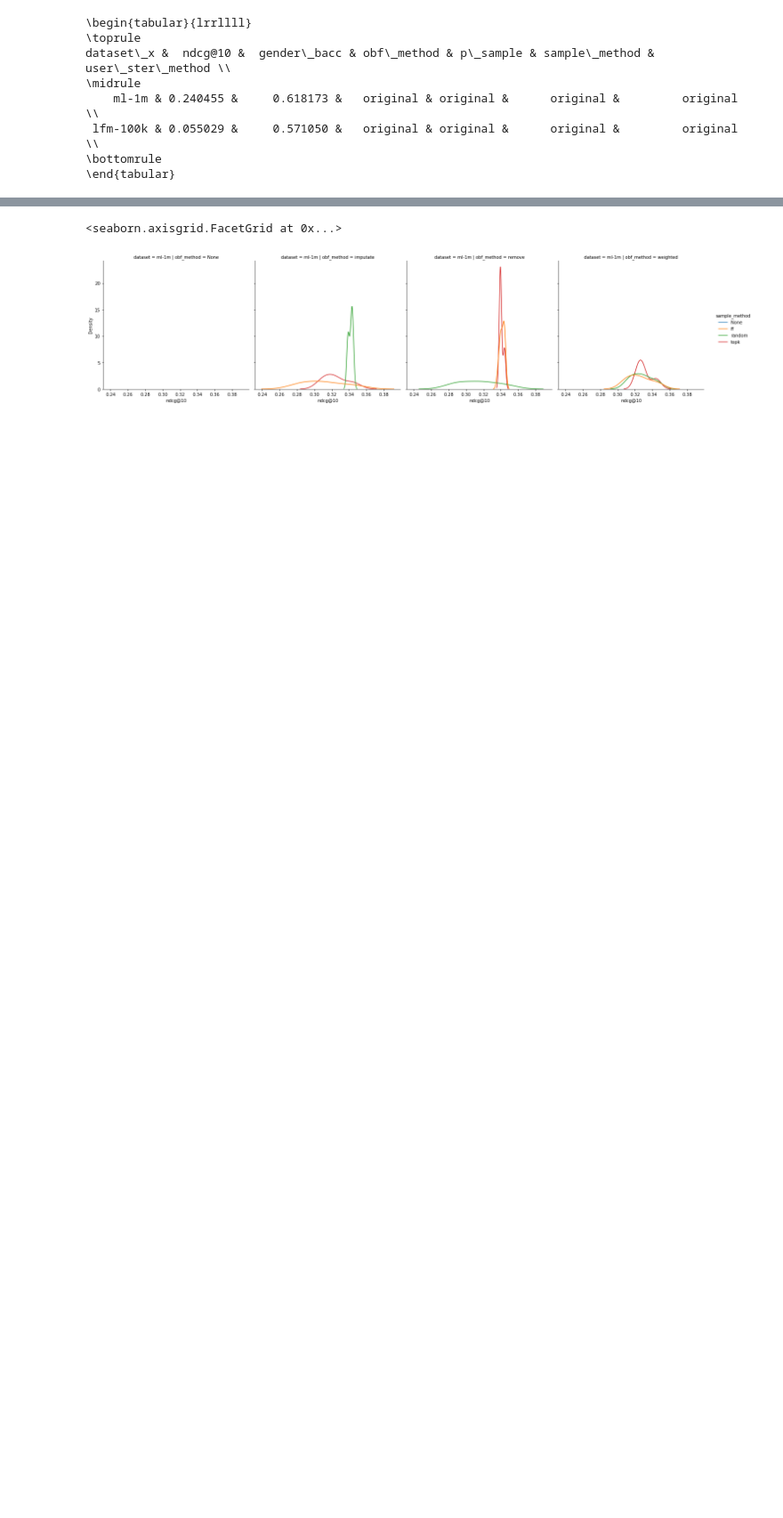
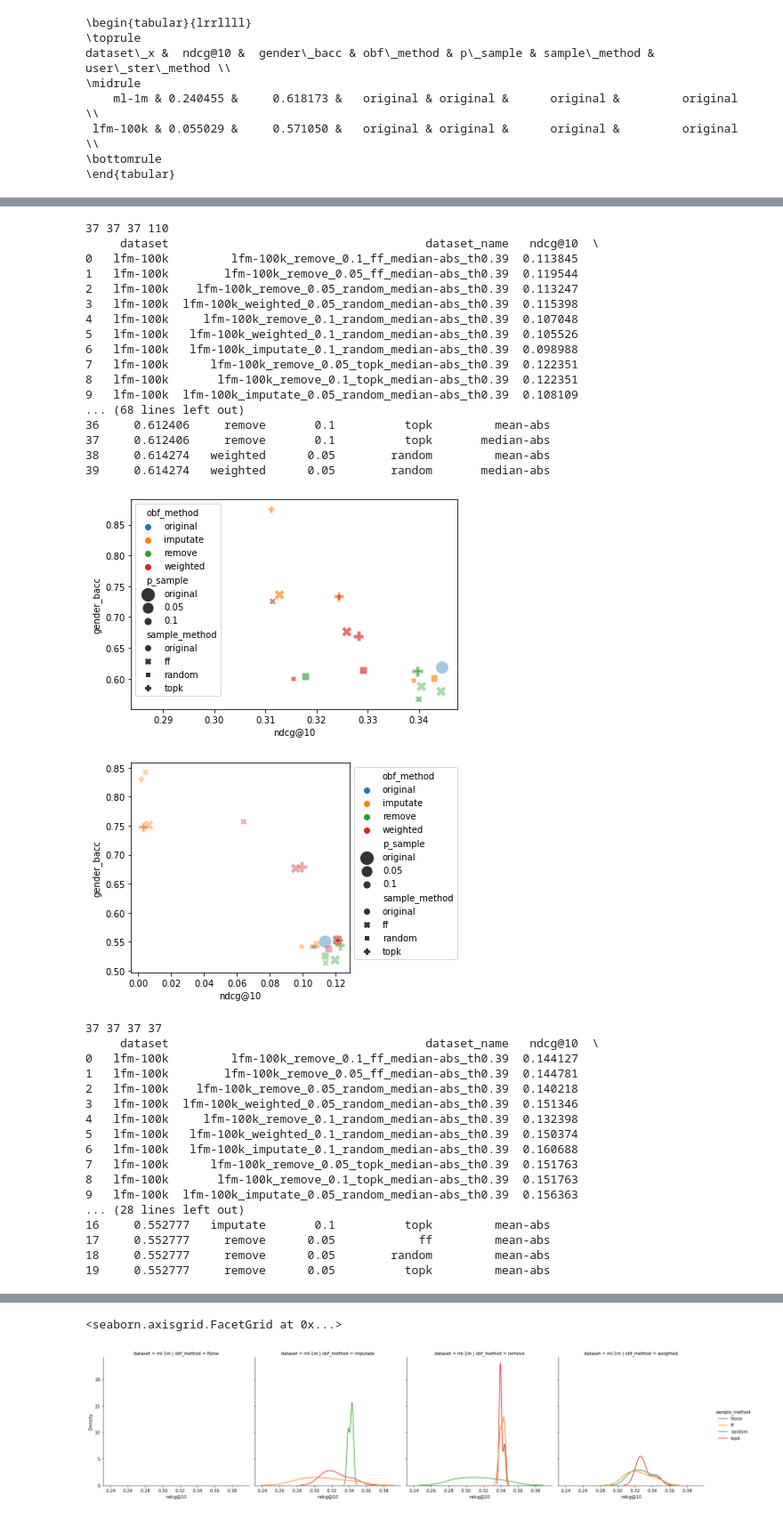
Before and after one commit to gescobedo/SBO, a Jupyter notebook: perturbation_analysis.ipynb, the cells around one changed output, grey strips where cells are left out. Shown: that part at 89% size. Saved outputs shown, nothing was run; the diff lists cells and outputs as text; code cells hidden in the pictures; blank space fills up the shorter version.

```diff
--- a/perturbation_analysis.ipynb
+++ b/perturbation_analysis.ipynb
@@ -307,0 +297,42 @@ plt.show()
+# %%
+
+plot_results(alg="BPR_ALL")
+plot_results(alg="MULTVAE_ALL")
+plot_results(alg="LIGHTGCN_REMOVAL_ML-1M")
+# %% [output]
+37 37 37 110
+     dataset                                     dataset_name   ndcg@10  \
+0   lfm-100k         lfm-100k_remove_0.1_ff_median-abs_th0.39  0.113845
+1   lfm-100k        lfm-100k_remove_0.05_ff_median-abs_th0.39  0.119544
+2   lfm-100k    lfm-100k_remove_0.05_random_median-abs_th0.39  0.113247
+3   lfm-100k  lfm-100k_weighted_0.05_random_median-abs_th0.39  0.115398
+4   lfm-100k     lfm-100k_remove_0.1_random_median-abs_th0.39  0.107048
+5   lfm-100k   lfm-100k_weighted_0.1_random_median-abs_th0.39  0.105526
+6   lfm-100k   lfm-100k_imputate_0.1_random_median-abs_th0.39  0.098988
+7   lfm-100k      lfm-100k_remove_0.05_topk_median-abs_th0.39  0.122351
+8   lfm-100k       lfm-100k_remove_0.1_topk_median-abs_th0.39  0.122351
+9   lfm-100k  lfm-100k_imputate_0.05_random_median-abs_th0.39  0.108109
+... (68 lines left out)
+36     0.612406     remove       0.1          topk         mean-abs
+37     0.612406     remove       0.1          topk       median-abs
+38     0.614274   weighted      0.05        random         mean-abs
+39     0.614274   weighted      0.05        random       median-abs
+[figure, added]
+[figure, added]
+37 37 37 37
+     dataset                                     dataset_name   ndcg@10  \
+0   lfm-100k         lfm-100k_remove_0.1_ff_median-abs_th0.39  0.144127
+1   lfm-100k        lfm-100k_remove_0.05_ff_median-abs_th0.39  0.144781
+2   lfm-100k    lfm-100k_remove_0.05_random_median-abs_th0.39  0.140218
+3   lfm-100k  lfm-100k_weighted_0.05_random_median-abs_th0.39  0.151346
+4   lfm-100k     lfm-100k_remove_0.1_random_median-abs_th0.39  0.132398
+5   lfm-100k   lfm-100k_weighted_0.1_random_median-abs_th0.39  0.150374
+6   lfm-100k   lfm-100k_imputate_0.1_random_median-abs_th0.39  0.160688
+7   lfm-100k      lfm-100k_remove_0.05_topk_median-abs_th0.39  0.151763
+8   lfm-100k       lfm-100k_remove_0.1_topk_median-abs_th0.39  0.151763
+9   lfm-100k  lfm-100k_imputate_0.05_random_median-abs_th0.39  0.156363
+... (28 lines left out)
+16     0.552777   imputate       0.1          topk         mean-abs
+17     0.552777     remove      0.05            ff         mean-abs
+18     0.552777     remove      0.05        random         mean-abs
+19     0.552777     remove      0.05          topk         mean-abs
```
Also changed, not shown: parts of 3 cells of this notebook, 12 other files.
